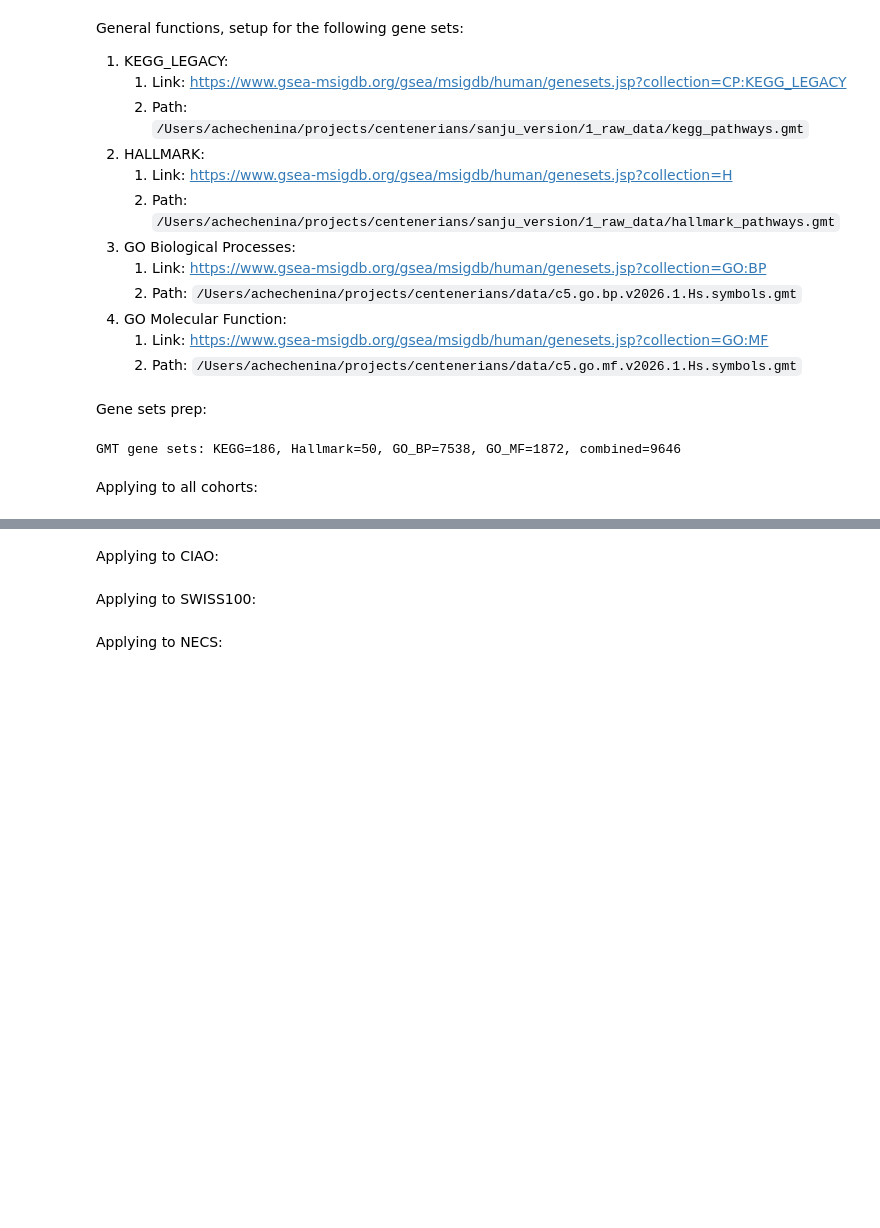
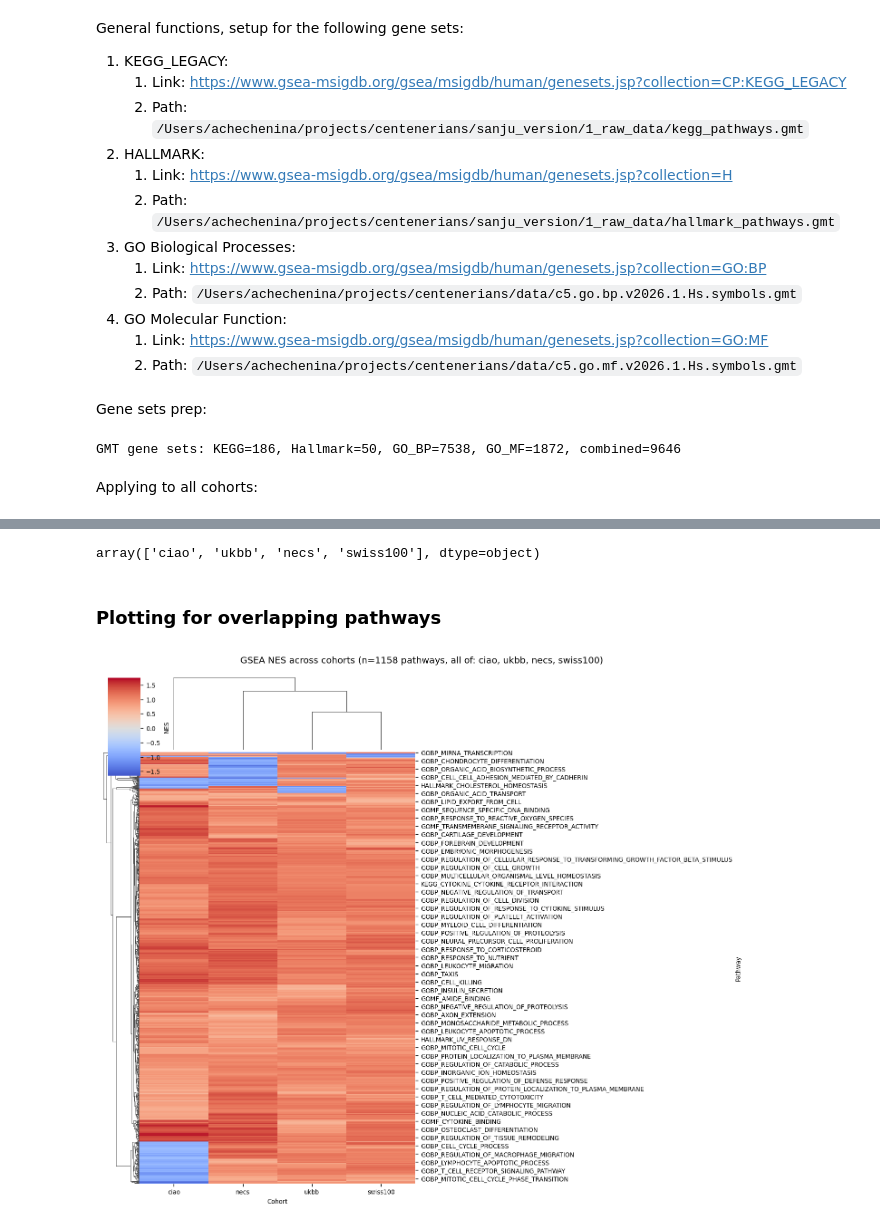
Before and after one commit to checheanya/centenarians, a Jupyter notebook: my_scripts/3_escape_analysis_pws.ipynb, the cells around one changed output, grey strips where cells are left out. Saved outputs shown, nothing was run; the diff lists cells and outputs as text; code cells hidden in the pictures; blank space fills up the shorter version.

Commit message:
added gsea and NES scores for all cohorts

```diff
--- a/my_scripts/3_escape_analysis_pws.ipynb
+++ b/my_scripts/3_escape_analysis_pws.ipynb
@@ -209,9 +212,14 @@ gsea_all.to_csv(DATA_OUT / "ALL_COHORTS_GSEA_NES.csv", index=False)
 # %%
 nes_table = gsea_all.pivot_table(
-    index="pathway",
+    index="Term",
     columns="cohort",
-    values="nes"
+    values="NES",
+    aggfunc="first",
 )
 
 nes_table.to_csv(DATA_OUT / "NES_MATRIX.csv")
+# %%
+gsea_all.cohort.unique()
+# %% [output]
+array(['ciao', 'ukbb', 'necs', 'swiss100'], dtype=object)
 # %%
@@ -219,17 +227,37 @@ sig = gsea_all[gsea_all["fdr"] < 0.05]
 
 sig.to_csv(DATA_OUT / "SIGNIFICANT_PATHWAYS_ALL.csv", index=False)
+# %% [markdown]
+### Plotting for overlapping pathways
 # %%
-import seaborn as sns
-import matplotlib.pyplot as plt
+# Pathways with a non-null NES in every listed cohort (clustermap needs float matrix, not object)
+OVERLAP_COHORTS = ["ciao", "ukbb", "necs", "swiss100"]
 
-plt.figure(figsize=(12, 10))
-sns.heatmap(nes_table.fillna(0), center=0, cmap="coolwarm")
-plt.title("GSEA NES across cohorts")
-plt.tight_layout()
+nt = nes_table.copy()
+if isinstance(nt.columns, pd.MultiIndex):
+    nt.columns = nt.columns.get_level_values(-1).astype(str)
+else:
+    nt.columns = nt.columns.astype(str)
+
+cohort_cols = [c for c in OVERLAP_COHORTS if c in nt.columns]
+overlap_nes = nt[cohort_cols].apply(pd.to_numeric, errors="coerce").dropna(how="any")
+overlap_nes = overlap_nes.astype(np.float64)
+
+g = sns.clustermap(
+    overlap_nes,
+    center=0,
+    cmap="coolwarm",
+    figsize=(12, 10),
+    cbar_kws={"label": "NES"},
+    dendrogram_ratio=(0.12, 0.15),
+)
+g.ax_heatmap.set_xlabel("Cohort")
+g.ax_heatmap.set_ylabel("Pathway")
+g.fig.suptitle(
+    f"GSEA NES across cohorts (n={len(overlap_nes)} pathways, all of: {', '.join(cohort_cols)})",
+    y=1.02,
+    fontsize=12,
+)
+plt.savefig(Path(PROJECT_ROOT) / "results" / "plots" / "pathway_gsea_compare" / "overlap_nes.png")
 plt.show()
+# %% [output]
+[figure, added]
-# %% [markdown]
-Applying to CIAO:
-# %% [markdown]
-Applying to SWISS100:
-# %% [markdown]
-Applying to NECS:
```
Also changed, not shown: parts of 18 cells of this notebook, 16 other files.
